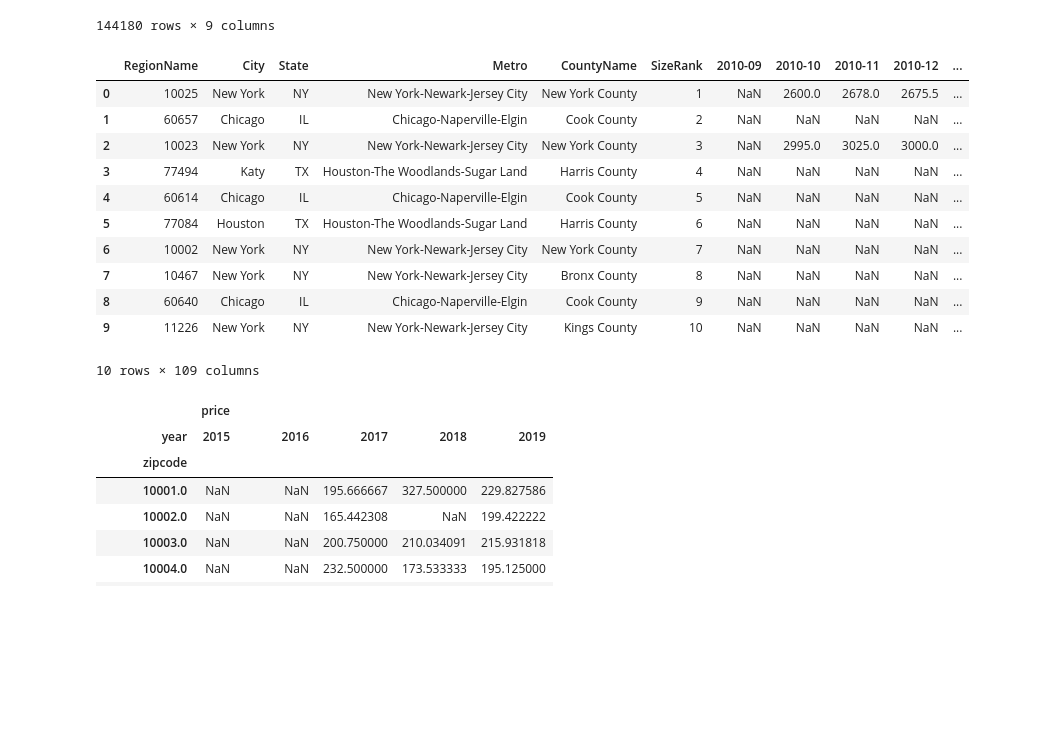
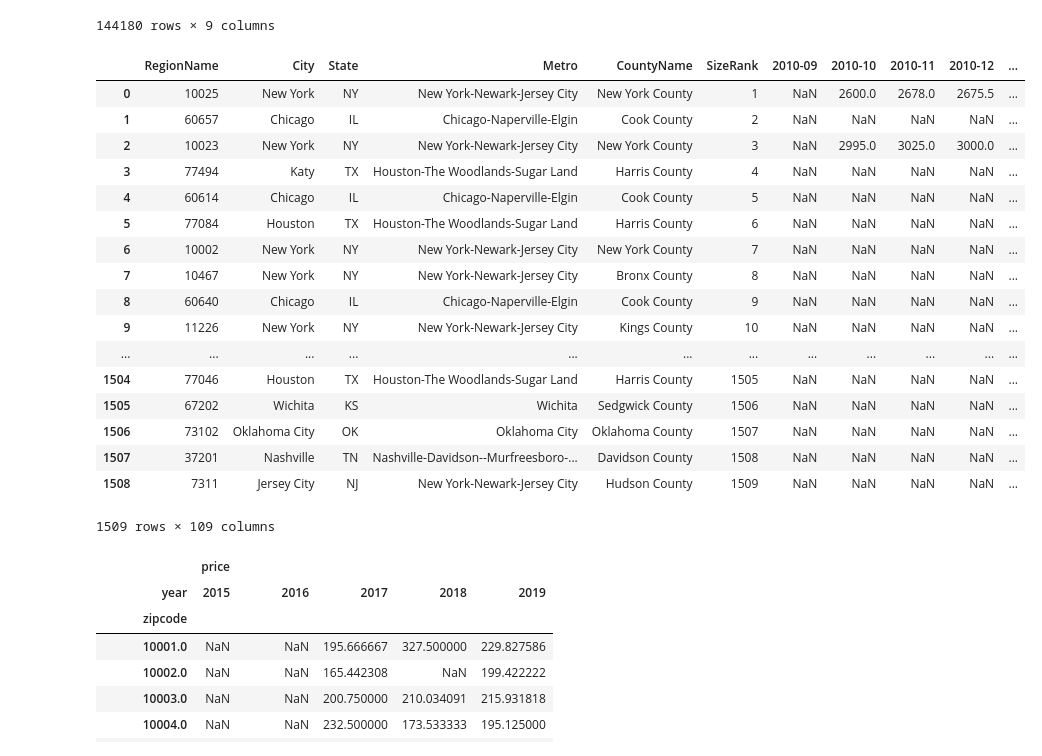
Before and after one commit to cye2277/Final_Project, a Jupyter notebook: PR_Final_project.ipynb, the cells around one changed output. Drawn from its saved outputs; the diff is of its cells as text; code cells hidden in the pictures; blank space fills up the shorter version.

```diff
--- a/PR_Final_project.ipynb
+++ b/PR_Final_project.ipynb
@@ -488,20 +765,26 @@ total_1b_apt_list
 # %%
 zillow_1b_zip_path = "/Users/jimmytsai/Downloads/Zip_MedianRentalPrice_1Bedroom.csv"
 zillow_1b_zip = pd.read_csv(zillow_1b_zip_path,',')
-zillow_1b_zip.head(10)
+zillow_1b_zip
 # %% [output]
 |  | RegionName | City | State | Metro | CountyName | SizeRank | 2010-09 | 2010-10 | 2010-11 | 2010-12 | ... |
 | 0 | 10025 | New York | NY | New York-Newark-Jersey City | New York County | 1 | NaN | 2600.0 | 2678.0 | 2675.5 | ... |
 | 1 | 60657 | Chicago | IL | Chicago-Naperville-Elgin | Cook County | 2 | NaN | NaN | NaN | NaN | ... |
 | 2 | 10023 | New York | NY | New York-Newark-Jersey City | New York County | 3 | NaN | 2995.0 | 3025.0 | 3000.0 | ... |
 | 3 | 77494 | Katy | TX | Houston-The Woodlands-Sugar Land | Harris County | 4 | NaN | NaN | NaN | NaN | ... |
 | 4 | 60614 | Chicago | IL | Chicago-Naperville-Elgin | Cook County | 5 | NaN | NaN | NaN | NaN | ... |
 | 5 | 77084 | Houston | TX | Houston-The Woodlands-Sugar Land | Harris County | 6 | NaN | NaN | NaN | NaN | ... |
 | 6 | 10002 | New York | NY | New York-Newark-Jersey City | New York County | 7 | NaN | NaN | NaN | NaN | ... |
 | 7 | 10467 | New York | NY | New York-Newark-Jersey City | Bronx County | 8 | NaN | NaN | NaN | NaN | ... |
 | 8 | 60640 | Chicago | IL | Chicago-Naperville-Elgin | Cook County | 9 | NaN | NaN | NaN | NaN | ... |
 | 9 | 11226 | New York | NY | New York-Newark-Jersey City | Kings County | 10 | NaN | NaN | NaN | NaN | ... |
+| ... | ... | ... | ... | ... | ... | ... | ... | ... | ... | ... | ... |
+| 1504 | 77046 | Houston | TX | Houston-The Woodlands-Sugar Land | Harris County | 1505 | NaN | NaN | NaN | NaN | ... |
+| 1505 | 67202 | Wichita | KS | Wichita | Sedgwick County | 1506 | NaN | NaN | NaN | NaN | ... |
+| 1506 | 73102 | Oklahoma City | OK | Oklahoma City | Oklahoma County | 1507 | NaN | NaN | NaN | NaN | ... |
+| 1507 | 37201 | Nashville | TN | Nashville-Davidson--Murfreesboro-... | Davidson County | 1508 | NaN | NaN | NaN | NaN | ... |
+| 1508 | 7311 | Jersey City | NJ | New York-Newark-Jersey City | Hudson County | 1509 | NaN | NaN | NaN | NaN | ... |
-10 rows × 109 columns
+1509 rows × 109 columns
 # %%
 total_1b_apt_zip_list = total_1b_apt_list[['price','zipcode','year']].groupby(['zipcode','year']).agg('mean').unstack()
 total_1b_apt_zip_list
```
Also changed, not shown: parts of 40 cells of this notebook.
